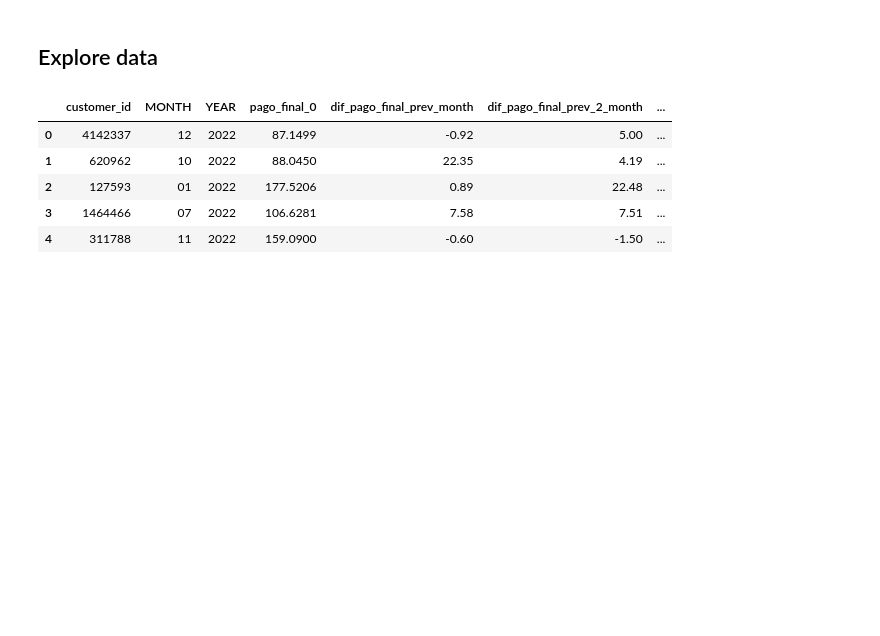
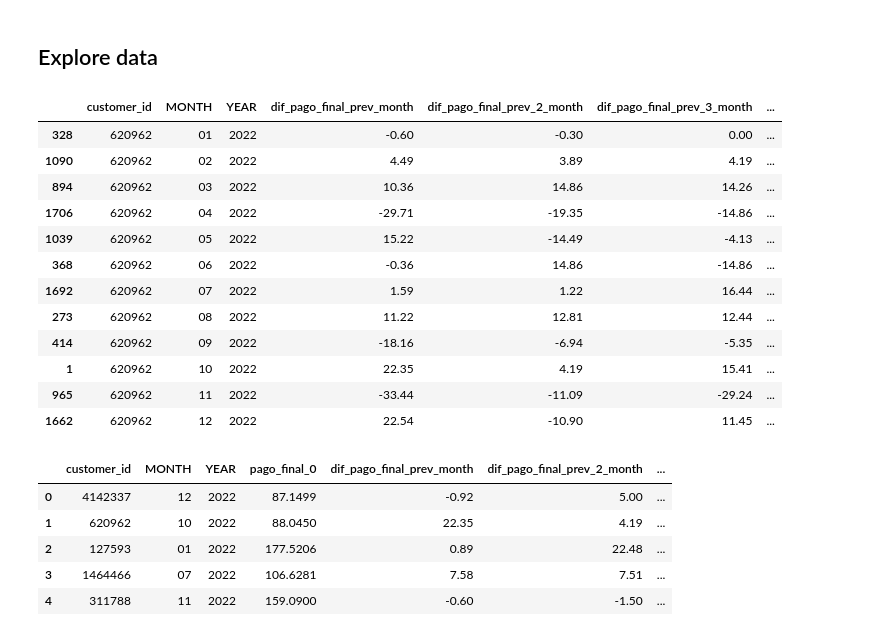
Before and after one commit to Zrive/zrive-ds-4q23-churn, a Jupyter notebook: src/eda/explore_data.ipynb, the cells around one changed output. Drawn from its saved outputs; the diff is of its cells as text; code cells hidden in the pictures; blank space fills up the shorter version.

```diff
--- a/src/eda/explore_data.ipynb
+++ b/src/eda/explore_data.ipynb
@@ -110,3 +148,19 @@ pd.set_option('display.max_rows', 100)
+# %%
+sample[sample["customer_id"] == "620962"].sort_values(by="MONTH")
+# %% [output]
+|  | customer_id | MONTH | YEAR | dif_pago_final_prev_month | dif_pago_final_prev_2_month | dif_pago_final_prev_3_month | ... |
+| 328 | 620962 | 01 | 2022 | -0.60 | -0.30 | 0.00 | ... |
+| 1090 | 620962 | 02 | 2022 | 4.49 | 3.89 | 4.19 | ... |
+| 894 | 620962 | 03 | 2022 | 10.36 | 14.86 | 14.26 | ... |
+| 1706 | 620962 | 04 | 2022 | -29.71 | -19.35 | -14.86 | ... |
+| 1039 | 620962 | 05 | 2022 | 15.22 | -14.49 | -4.13 | ... |
+| 368 | 620962 | 06 | 2022 | -0.36 | 14.86 | -14.86 | ... |
+| 1692 | 620962 | 07 | 2022 | 1.59 | 1.22 | 16.44 | ... |
+| 273 | 620962 | 08 | 2022 | 11.22 | 12.81 | 12.44 | ... |
+| 414 | 620962 | 09 | 2022 | -18.16 | -6.94 | -5.35 | ... |
+| 1 | 620962 | 10 | 2022 | 22.35 | 4.19 | 15.41 | ... |
+| 965 | 620962 | 11 | 2022 | -33.44 | -11.09 | -29.24 | ... |
+| 1662 | 620962 | 12 | 2022 | 22.54 | -10.90 | 11.45 | ... |
 # %%
 sample.head()
 # %% [output]
```
Also changed, not shown: parts of 29 cells of this notebook, 11 other files.
